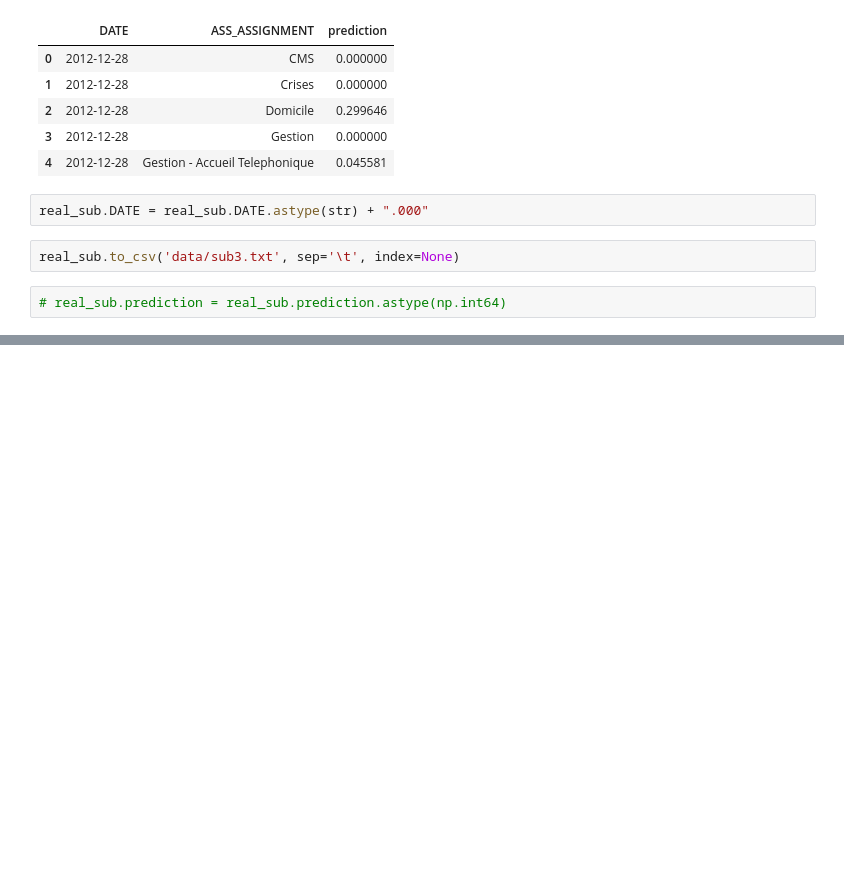
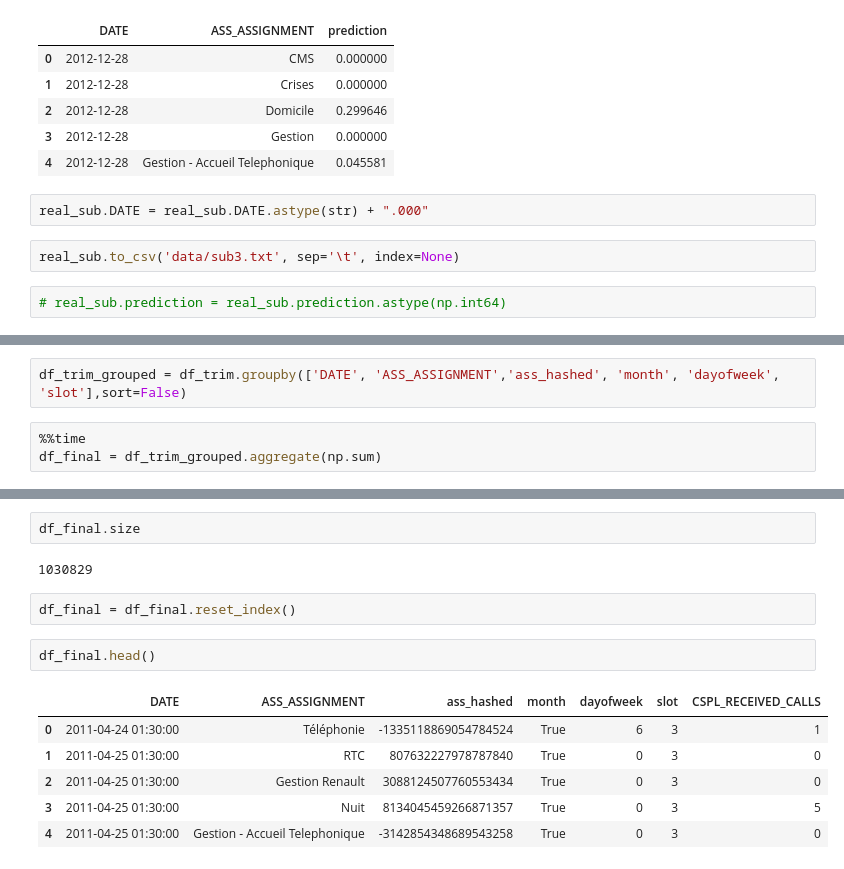
Before and after one commit to zhengying-liu/axa-data-challenge-yellow, a Jupyter notebook: challenge.ipynb, the cells around one changed output, grey strips where cells are left out. Cells and saved outputs as stored; diff of their text form; blank space fills up the shorter version.

```diff
--- a/challenge.ipynb
+++ b/challenge.ipynb
@@ -183,0 +274,5 @@ real_sub.to_csv('data/sub3.txt', sep='\t', index=None)
+# %%
+df_trim_grouped = df_trim.groupby(['DATE', 'ASS_ASSIGNMENT','ass_hashed', 'month', 'dayofweek', 'slot'],sort=False)
+# %%
+%%time
+df_final = df_trim_grouped.aggregate(np.sum)
@@ -183,0 +282,15 @@ real_sub.to_csv('data/sub3.txt', sep='\t', index=None)
+# %%
+df_final.size
+# %% [output]
+1030829
+# %%
+df_final = df_final.reset_index()
+# %%
+df_final.head()
+# %% [output]
+|  | DATE | ASS_ASSIGNMENT | ass_hashed | month | dayofweek | slot | CSPL_RECEIVED_CALLS |
+| 0 | 2011-04-24 01:30:00 | Téléphonie | -1335118869054784524 | True | 6 | 3 | 1 |
+| 1 | 2011-04-25 01:30:00 | RTC | 807632227978787840 | True | 0 | 3 | 0 |
+| 2 | 2011-04-25 01:30:00 | Gestion Renault | 3088124507760553434 | True | 0 | 3 | 0 |
+| 3 | 2011-04-25 01:30:00 | Nuit | 8134045459266871357 | True | 0 | 3 | 5 |
+| 4 | 2011-04-25 01:30:00 | Gestion - Accueil Telephonique | -3142854348689543258 | True | 0 | 3 | 0 |
```
Also changed, not shown: parts of 40 cells of this notebook, 14 other files.
